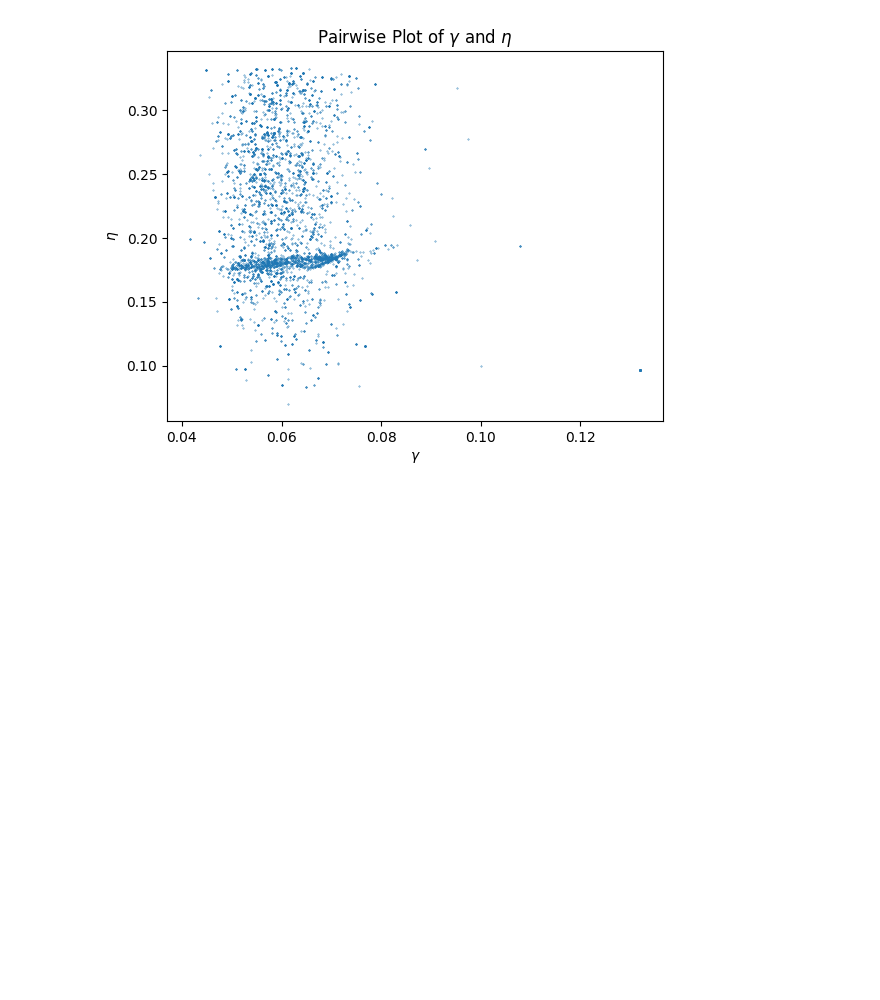
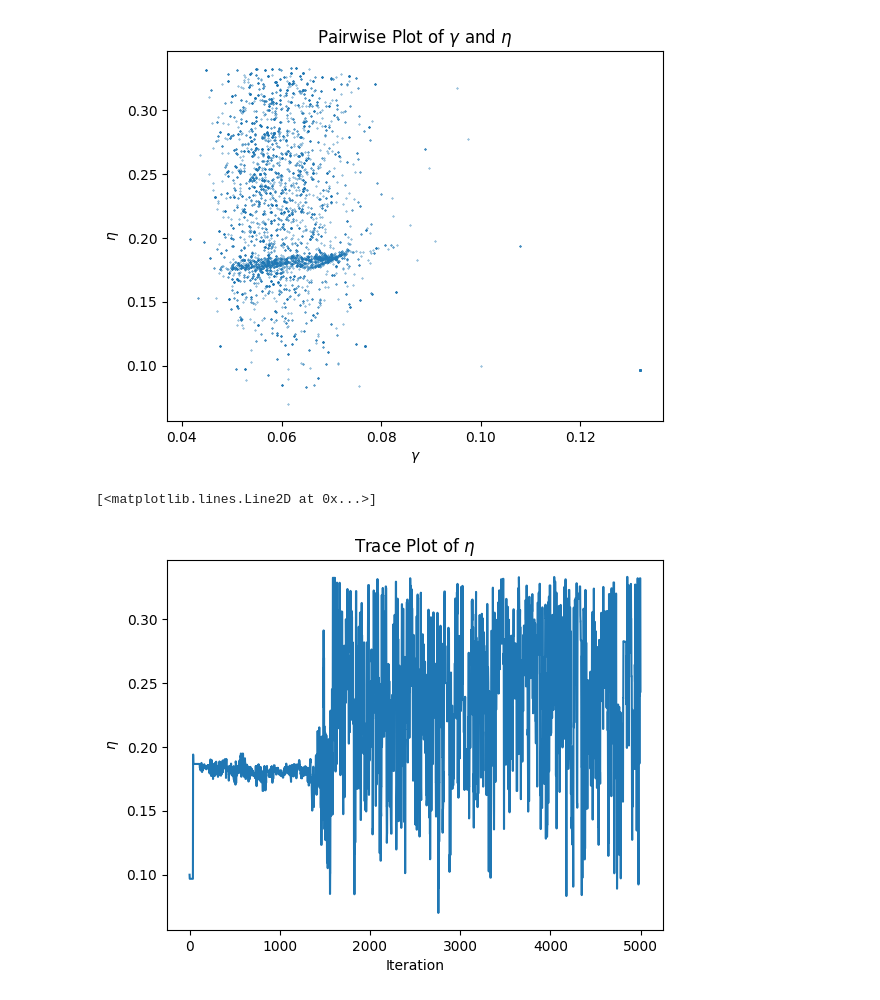
Before and after one commit to Averydx/PMCMC, a Jupyter notebook: examples/pmcmc_seir.ipynb, the cells around one changed output. Drawn from its saved outputs; the diff is of its cells as text; code cells hidden in the pictures; blank space fills up the shorter version.

```diff
--- a/examples/pmcmc_seir.ipynb
+++ b/examples/pmcmc_seir.ipynb
@@ -343,3 +343,13 @@ plt.scatter(pmcmc_output['accepted_params'][0,burn_in:],pmcmc_output['accepted_p
 # %% [output]
 <matplotlib.collections.PathCollection at 0x...>
 [figure]
+# %%
+'''Pair plots'''
+
+plt.title('Trace Plot of $\\eta$')
+plt.xlabel('Iteration')
+plt.ylabel('$\\eta$')
+plt.plot(pmcmc_output['accepted_params'][1,burn_in:])
+# %% [output]
+[<matplotlib.lines.Line2D at 0x...>]
+[figure, added]
```
